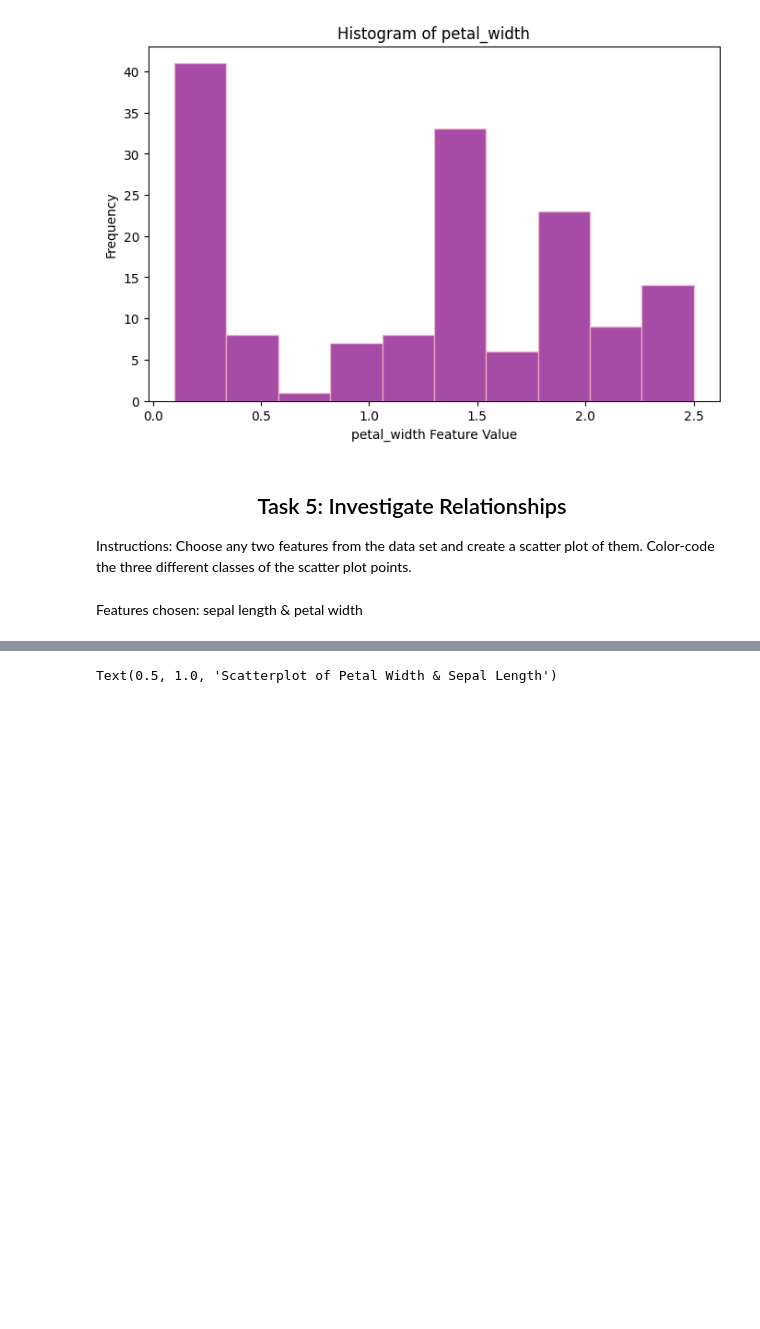
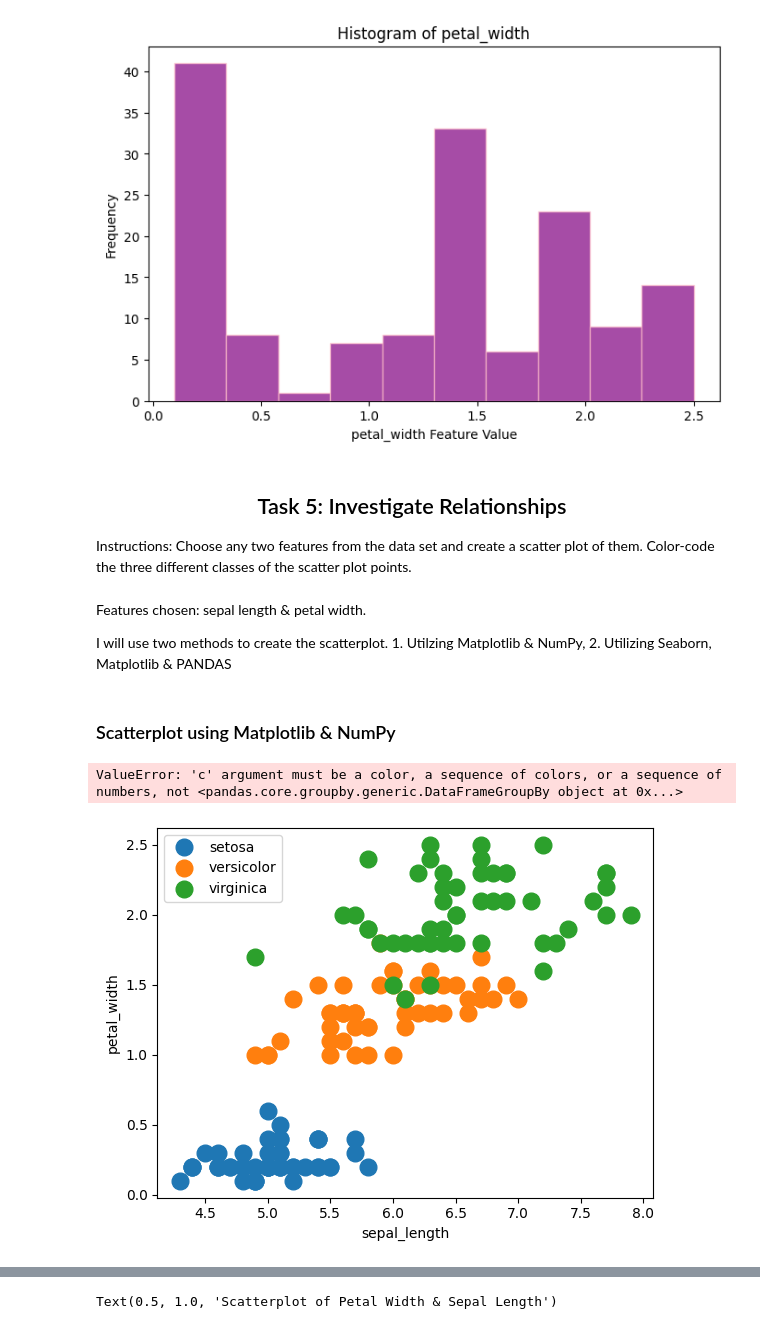
Before and after one commit to NibnabCodes/principles_of_data_analytics, a Jupyter notebook: tasks.ipynb, the cells around one changed output, grey strips where cells are left out. Drawn from its saved outputs; the diff is of its cells as text; code cells hidden in the pictures; blank space fills up the shorter version.

Commit message:
added additional way to create scatterplot task 7

```diff
--- a/tasks.ipynb
+++ b/tasks.ipynb
@@ -690,5 +691,39 @@ Text(0.5, 1.0, 'Histogram of petal_width')
 
 Instructions: Choose any two features from the data set and create a scatter plot of them.
 Color-code the three different classes of the scatter plot points.
-# %% [markdown]
-Features chosen: sepal length & petal width
+# %% [markdown]
+Features chosen: sepal length & petal width.
+
+I will use two methods to create the scatterplot. 1. Utilzing Matplotlib & NumPy, 2. Utilizing Seaborn, Matplotlib & PANDAS
+# %% [markdown]
+### Scatterplot using Matplotlib & NumPy
+# %%
+data = load_iris()
+
+# Access features to plot
+sepal_length = iris["sepal_length"]
+petal_width = iris["petal_width"]
+species = iris["species"]
+
+# Create figure & axis
+fig, ax = plt.subplots()
+
+# Create labels
+ax.set_xlabel('sepal_length')
+ax.set_ylabel('petal_width')
+
+# Add color to species - See: https://www.statology.org/matplotlib-scatterplot-color-by-value/
+groups = iris.groupby('species')
+for species, group in groups:
+     plt.plot(group.sepal_length, group.petal_width, marker='o', linestyle='', markersize=12, label=species)
+
+plt.legend()
+
+
+# Scatter plot.
+ax.scatter(sepal_length, petal_width, c=groups)
+
+# need to change species to numbers
+# %% [output]
+ValueError: 'c' argument must be a color, a sequence of colors, or a sequence of numbers, not <pandas.core.groupby.generic.DataFrameGroupBy object at 0x...>
+[figure, added]
```
Also changed, not shown: parts of 6 cells of this notebook.
